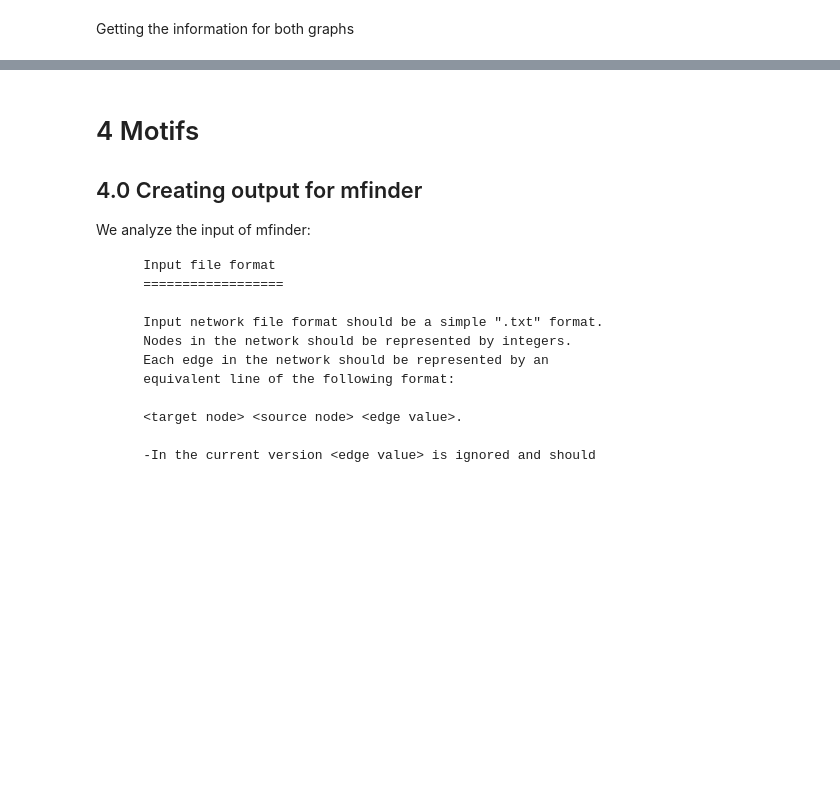
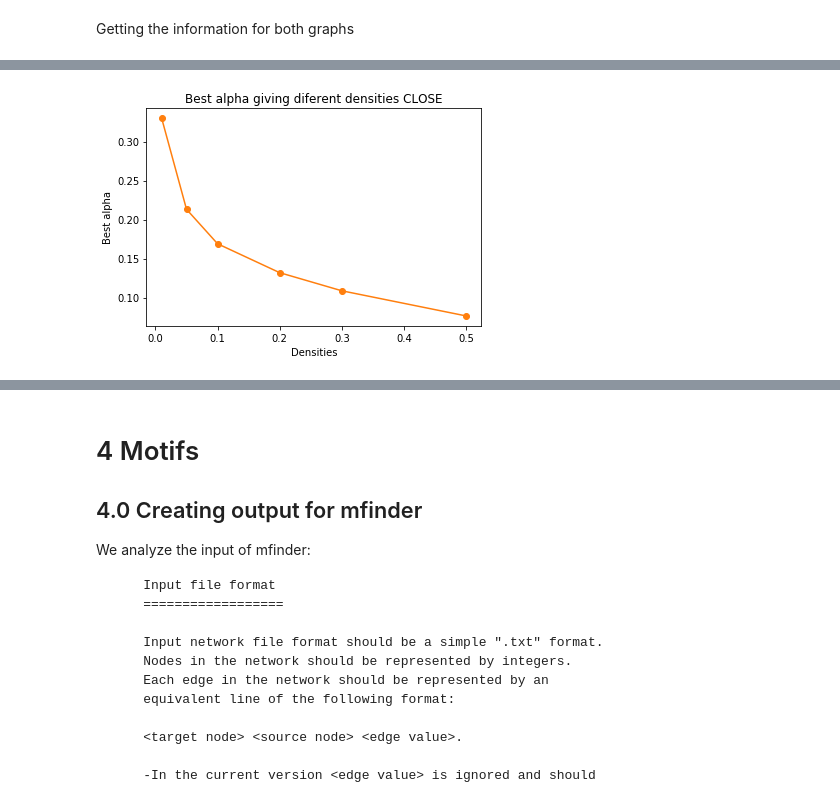
Before and after one commit to belgrades/neuroscience, a Jupyter notebook: All/All.ipynb, the cells around one changed output, grey strips where cells are left out. Cells and saved outputs as stored; diff of their text form; code cells hidden in the pictures; blank space fills up the shorter version.

```diff
--- a/All/All.ipynb
+++ b/All/All.ipynb
@@ -480,0 +610,10 @@ Getting the information for both graphs
+# %%
+fig = plt.figure() #THIS
+plt.plot(behaviour_close['Densities'], behaviour_close['Best alpha'], '-o', color='C1')
+plt.xlabel('Densities')
+plt.ylabel('Best alpha')
+plt.title("Best alpha giving diferent densities CLOSE")
+plt.show()
+fig.savefig('best_alpha_close.jpg')#AND THIS IS IMPORTANT TO SAVE PLOTS
+# %% [output]
+[figure, added]
```
Also changed, not shown: parts of 55 cells of this notebook.
